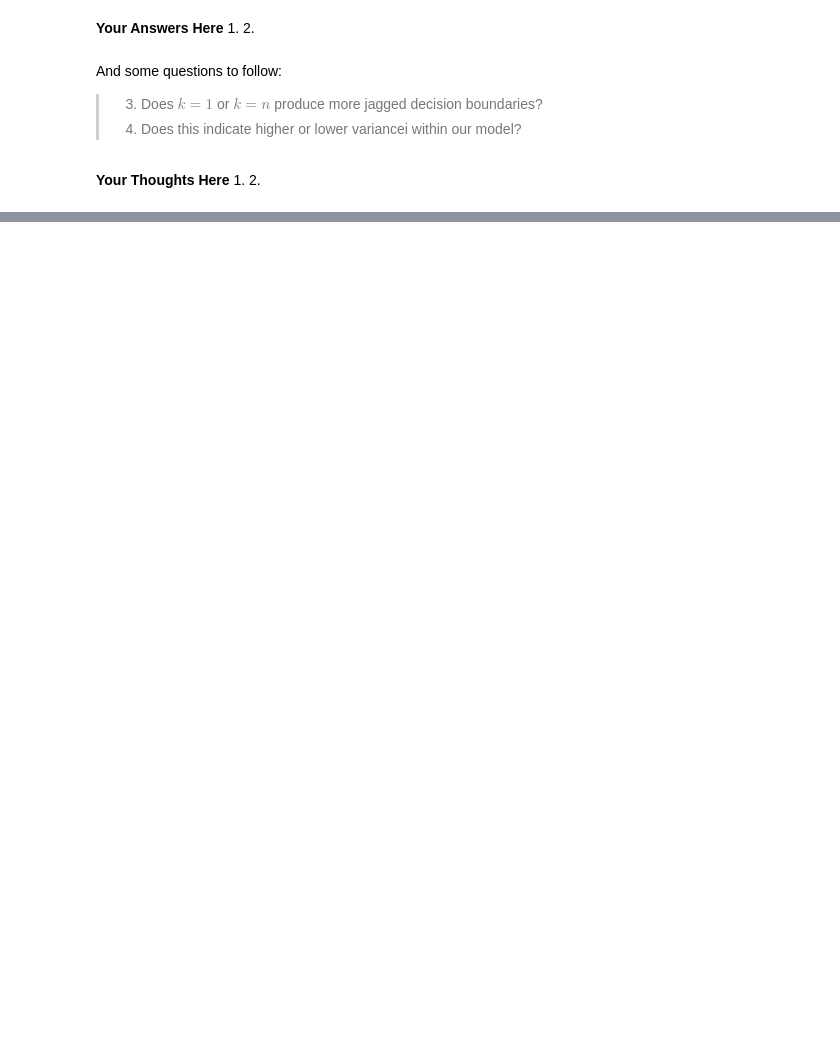
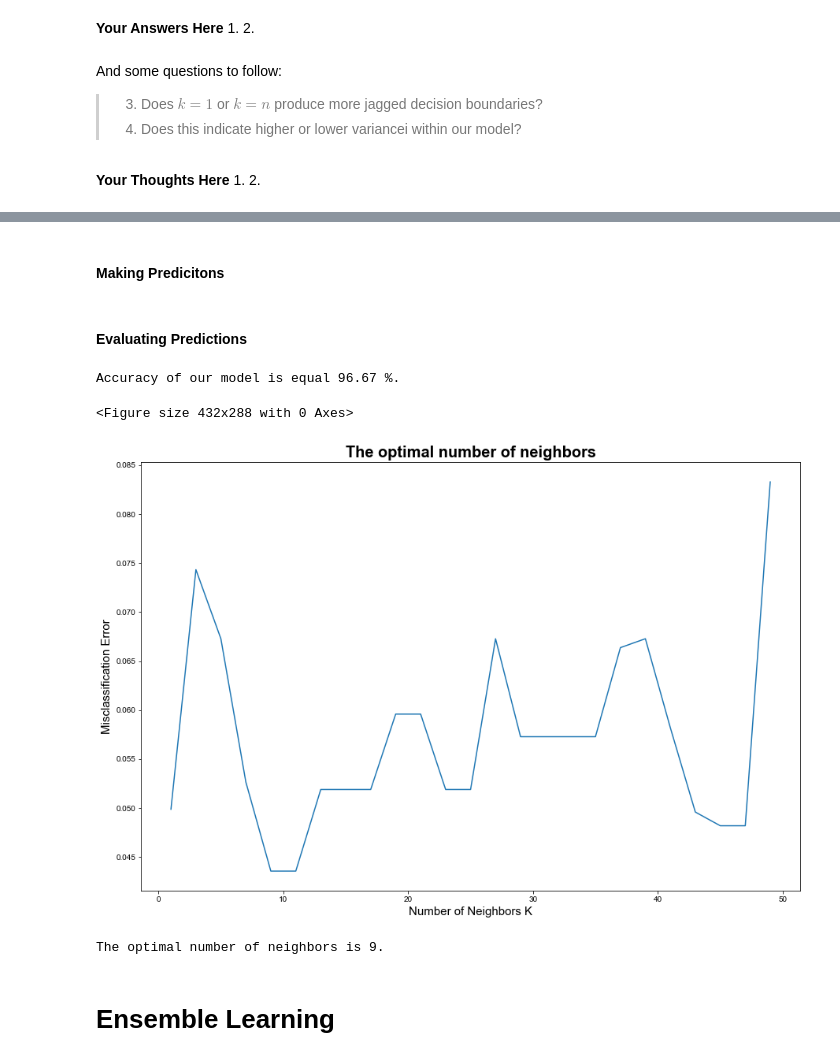
Before and after one commit to claalmve/susa-lecture-9, a Jupyter notebook: SUSA Lecture 9.ipynb, the cells around one changed output, grey strips where cells are left out. Cells and saved outputs as stored; diff of their text form; code cells hidden in the pictures; blank space fills up the shorter version.

Commit message:
added sklearn example

```diff
--- a/SUSA Lecture 9.ipynb
+++ b/SUSA Lecture 9.ipynb
@@ -215,0 +293,4 @@ Fill in the blanks
+# %%
+#Splitting dataset into training and test
+from sklearn.model_selection import train_test_split
+X_train, X_test, y_train, y_test = train_test_split(X, y, test_size = 0.2, random_state = 0)
@@ -215,0 +303,62 @@ Fill in the blanks
+# %% [markdown]
+#### Making Predicitons
+# %%
+# Fitting clasifier to the Training set
+# Loading libraries
+from sklearn.neighbors import KNeighborsClassifier
+from sklearn.metrics import confusion_matrix, accuracy_score
+from sklearn.model_selection import cross_val_score
+
+# Instantiate learning model (k = 3)
+classifier = KNeighborsClassifier(n_neighbors=3)
+
+# Fitting the model
+classifier.fit(X_train, y_train)
+
+# Predicting the Test set results
+y_pred = classifier.predict(X_test)
+# %% [markdown]
+#### Evaluating Predictions
+# %%
+cm = confusion_matrix(y_test, y_pred)
+
+#Calculating model accuracy
+accuracy = accuracy_score(y_test, y_pred)*100
+print('Accuracy of our model is equal ' + str(round(accuracy, 2)) + ' %.')
+# %% [output]
+Accuracy of our model is equal 96.67 %.
+# %%
+# creating list of K for KNN
+k_list = list(range(1,50,2))
+# creating list of cv scores
+cv_scores = []
+
+# perform 10-fold cross validation
+for k in k_list:
+    knn = KNeighborsClassifier(n_neighbors=k)
+    scores = cross_val_score(knn, X_train, y_train, cv=10, scoring='accuracy')
+    cv_scores.append(scores.mean())
+# %%
+# changing to misclassification error
+MSE = [1 - x for x in cv_scores]
+
+plt.figure()
+plt.figure(figsize=(15,10))
+plt.title('The optimal number of neighbors', fontsize=20, fontweight='bold')
+plt.xlabel('Number of Neighbors K', fontsize=15)
+plt.ylabel('Misclassification Error', fontsize=15)
+sns.set_style("whitegrid")
+plt.plot(k_list, MSE)
+
+plt.show()
+# %% [output]
+<Figure size 432x288 with 0 Axes>
+[figure, added]
+# %%
+# finding best k
+best_k = k_list[MSE.index(min(MSE))]
+print("The optimal number of neighbors is %d." % best_k)
+# %% [output]
+The optimal number of neighbors is 9.
+# %% [markdown]
+# Ensemble Learning
```
Also changed, not shown: parts of 18 cells of this notebook, 1 other file.
